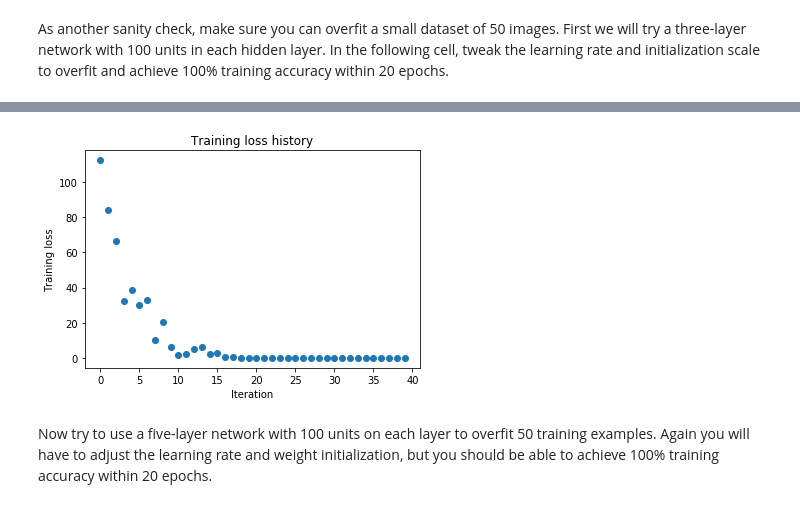
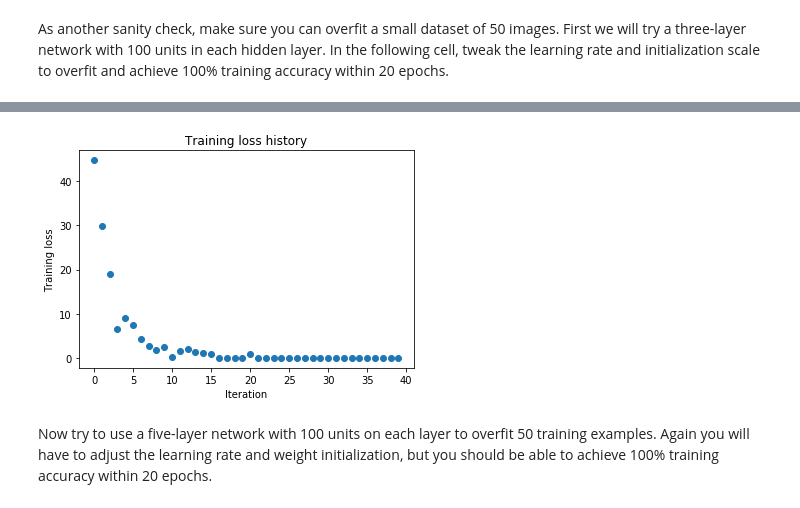
Before and after one commit to rifatsm/VT_CS_5824_Advanced_Machine_Learning, a Jupyter notebook: HW3.ipynb, the cells around one changed output, grey strips where cells are left out. Drawn from its saved outputs; the diff is of its cells as text; code cells hidden in the pictures.

```diff
--- a/HW3.ipynb
+++ b/HW3.ipynb
@@ -480,7 +485,7 @@ small_data = {
   'y_val': data['y_val'],
 }
 
-weight_scale = 7e-2
+weight_scale = 5e-2
 learning_rate = 7e-4
 model = FullyConnectedNet([100, 100],
               weight_scale=weight_scale, dtype=np.float64)
@@ -519,4 +524,4 @@ plt.show()
-[figure, old version]
+[figure, new version]
 # %% [markdown]
 Now try to use a five-layer network with 100 units on each layer to overfit 50 training examples. Again you will have to adjust the learning rate and weight initialization, but you should be able to achieve 100% training accuracy within 20 epochs.
 # %%
```
Also changed, not shown: parts of 10 cells of this notebook.
